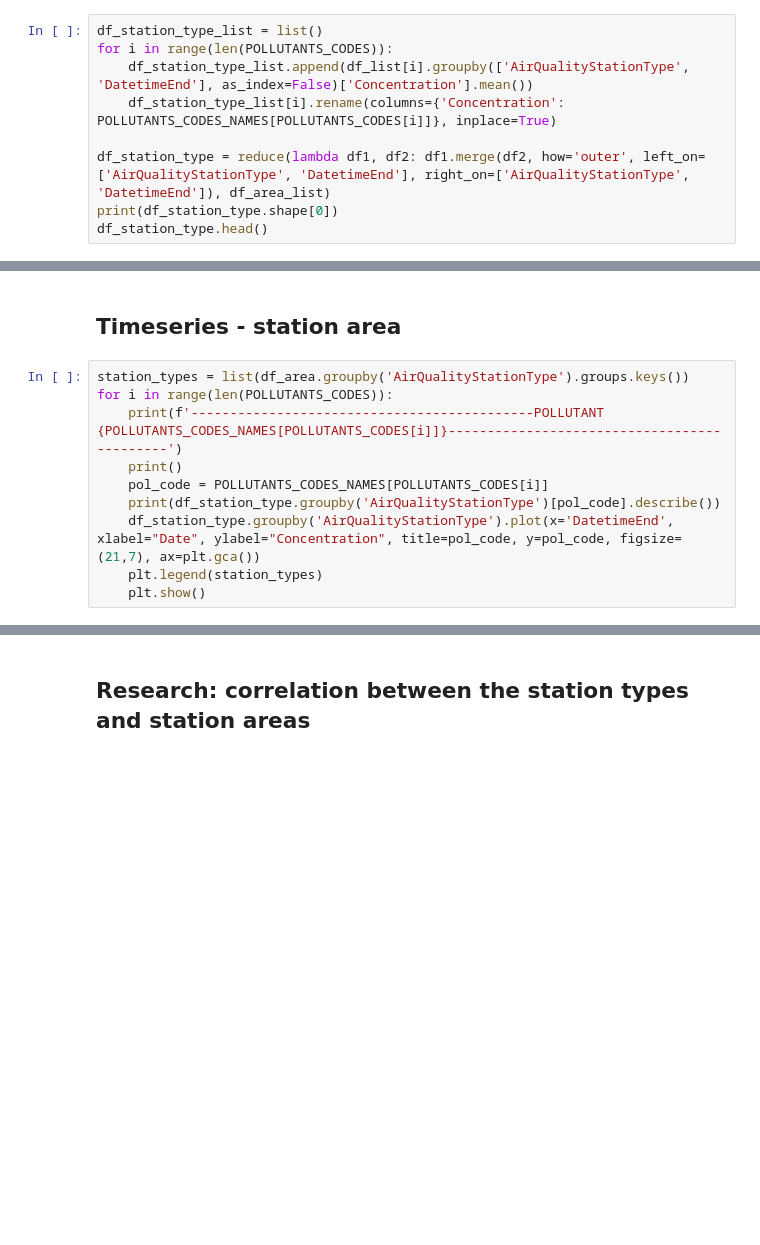
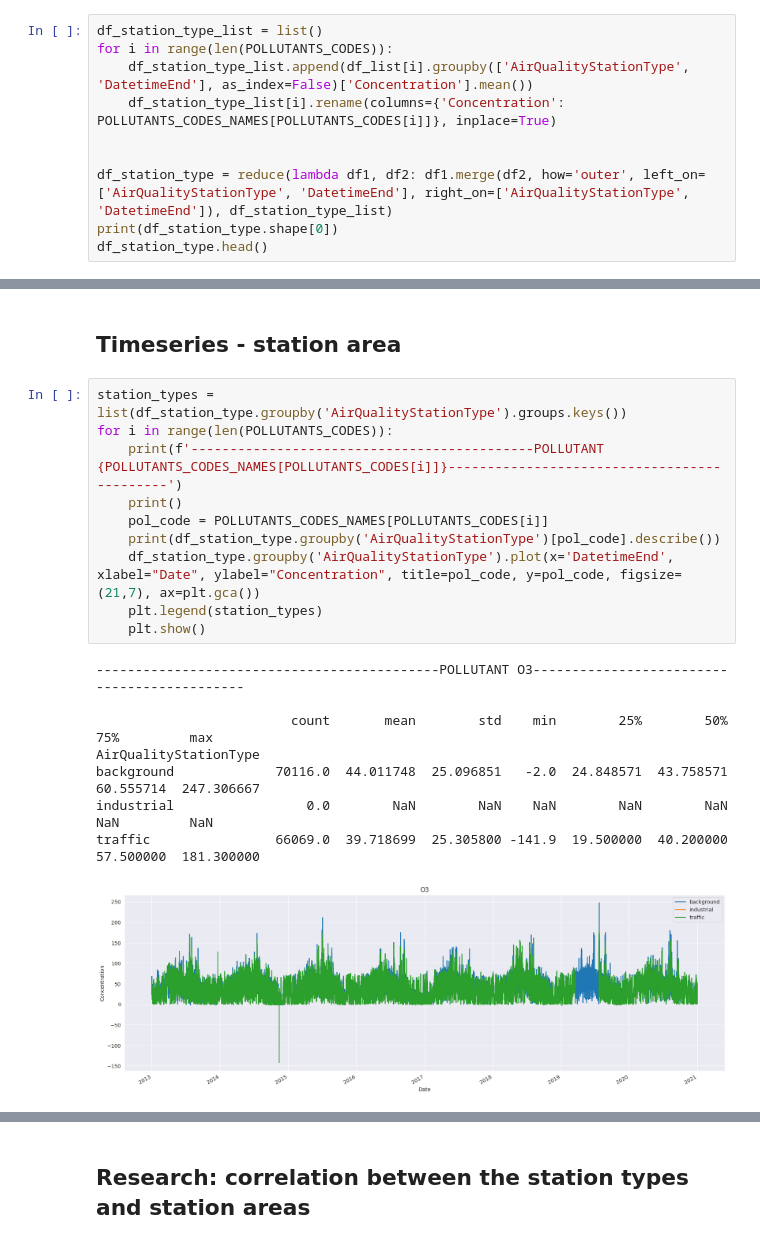
Before and after one commit to AlexandraNasonova/air_pollution_predict, a Jupyter notebook: airpollpredictor/eda/aqeda.ipynb, the cells around one changed output, grey strips where cells are left out. Drawn from its saved outputs; the diff is of its cells as text; blank space fills up the shorter version.

```diff
--- a/airpollpredictor/eda/aqeda.ipynb
+++ b/airpollpredictor/eda/aqeda.ipynb
@@ -426,7 +422,8 @@ for i in range(len(POLLUTANTS_CODES)):
     df_station_type_list.append(df_list[i].groupby(['AirQualityStationType', 'DatetimeEnd'], as_index=False)['Concentration'].mean())
     df_station_type_list[i].rename(columns={'Concentration': POLLUTANTS_CODES_NAMES[POLLUTANTS_CODES[i]]}, inplace=True)
 
-df_station_type = reduce(lambda df1, df2: df1.merge(df2, how='outer', left_on=['AirQualityStationType', 'DatetimeEnd'], right_on=['AirQualityStationType', 'DatetimeEnd']), df_area_list)
+
+df_station_type = reduce(lambda df1, df2: df1.merge(df2, how='outer', left_on=['AirQualityStationType', 'DatetimeEnd'], right_on=['AirQualityStationType', 'DatetimeEnd']), df_station_type_list)
 print(df_station_type.shape[0])
 df_station_type.head()
 # %% [output]
@@ -434,12 +437,21 @@ KeyError: 'AirQualityStationType'
 # %% [markdown]
 ## Timeseries - station area
 # %%
-station_types = list(df_area.groupby('AirQualityStationType').groups.keys())
+station_types = list(df_station_type.groupby('AirQualityStationType').groups.keys())
 for i in range(len(POLLUTANTS_CODES)):
     print(f'--------------------------------------------POLLUTANT {POLLUTANTS_CODES_NAMES[POLLUTANTS_CODES[i]]}--------------------------------------------')
     print()
     pol_code = POLLUTANTS_CODES_NAMES[POLLUTANTS_CODES[i]]
     print(df_station_type.groupby('AirQualityStationType')[pol_code].describe())
     df_station_type.groupby('AirQualityStationType').plot(x='DatetimeEnd', xlabel="Date", ylabel="Concentration", title=pol_code, y=pol_code, figsize=(21,7), ax=plt.gca())
     plt.legend(station_types)
     plt.show()
+# %% [output]
+--------------------------------------------POLLUTANT O3--------------------------------------------
+
+                         count       mean        std    min        25%        50%        75%         max
+AirQualityStationType
+background             70116.0  44.011748  25.096851   -2.0  24.848571  43.758571  60.555714  247.306667
+industrial                 0.0        NaN        NaN    NaN        NaN        NaN        NaN         NaN
+traffic                66069.0  39.718699  25.305800 -141.9  19.500000  40.200000  57.500000  181.300000
+[figure, added]
```
Also changed, not shown: parts of 3 cells of this notebook.
